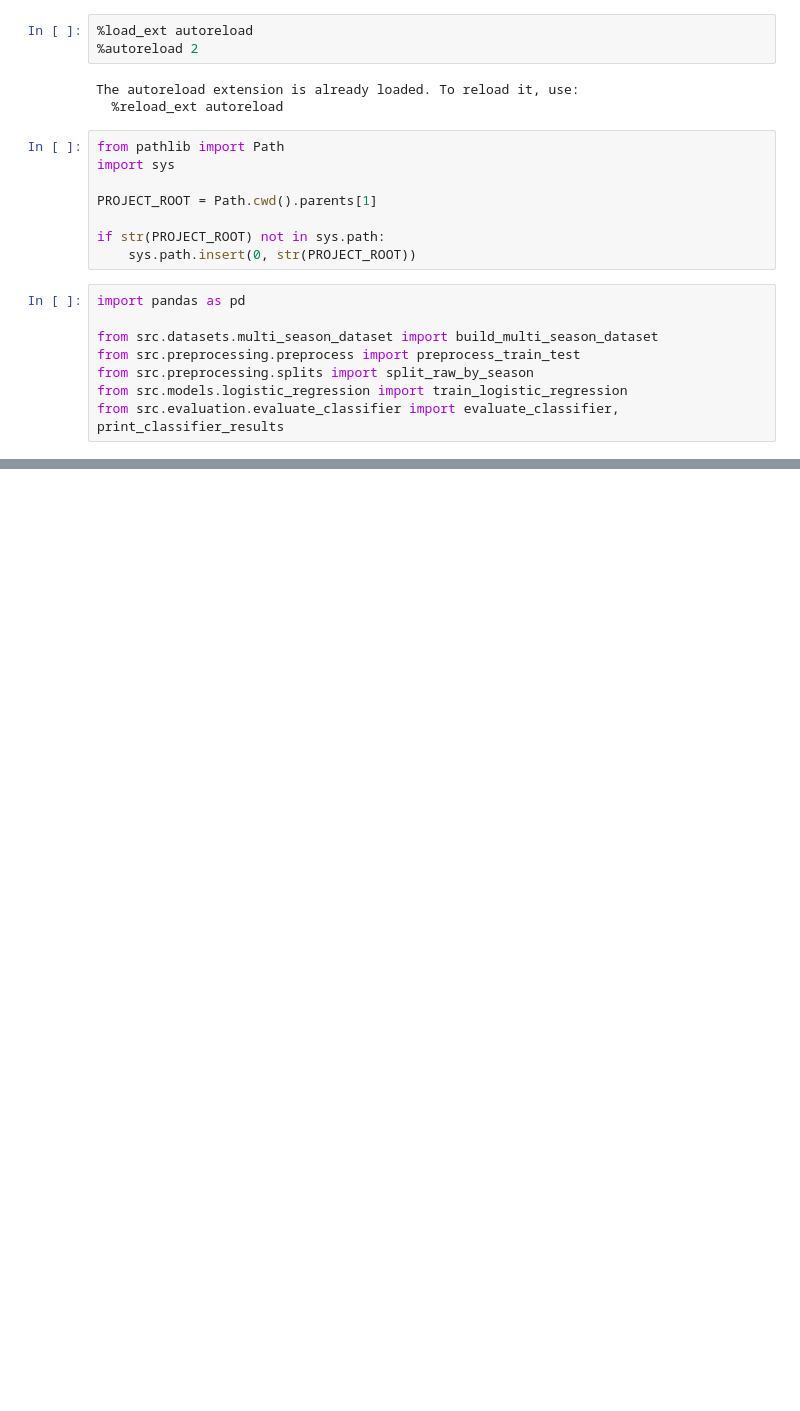
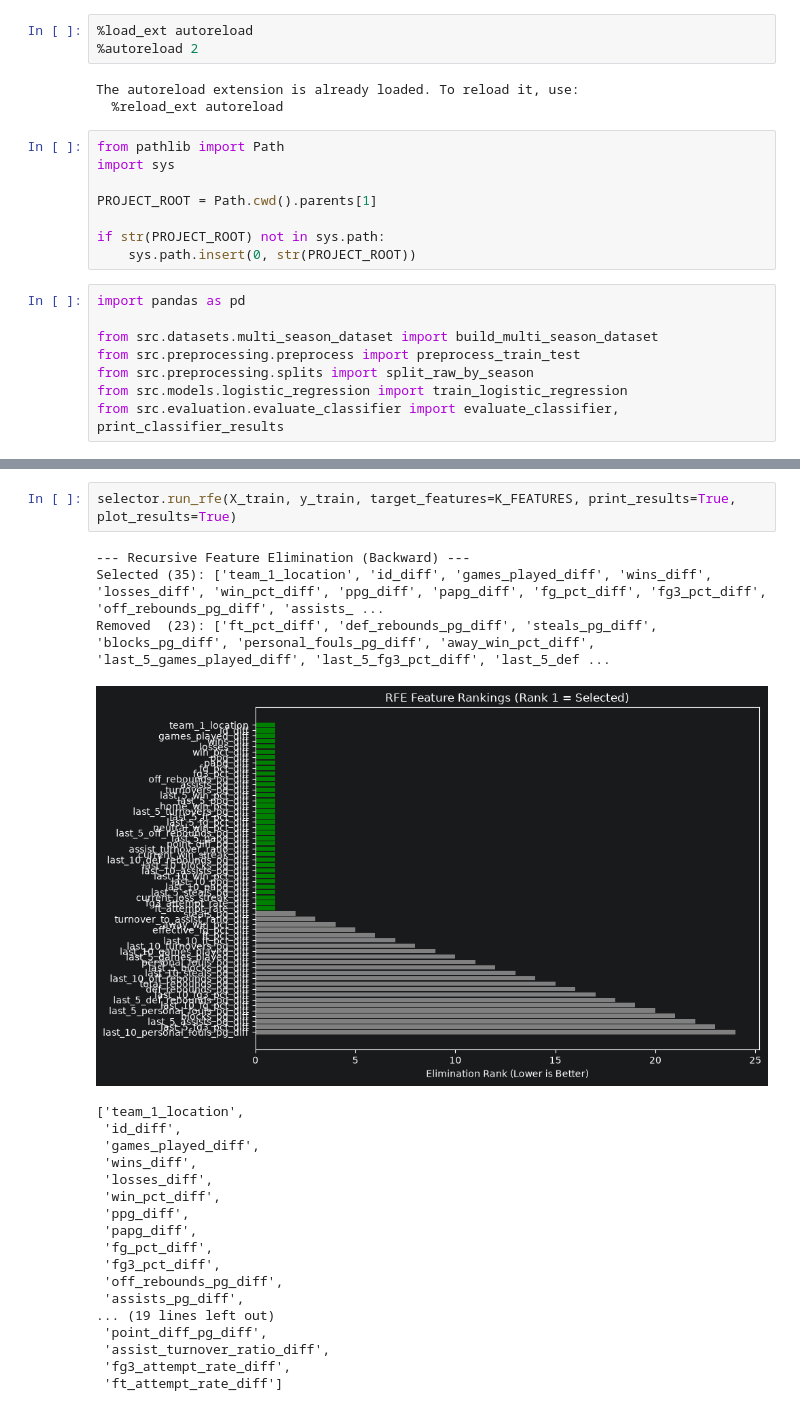
Before and after one commit to ItamarKroitoru/march-not-so-madness, a Jupyter notebook: src/notebooks/ml_v1.ipynb, the cells around one changed output, grey strips where cells are left out. Drawn from its saved outputs; the diff is of its cells as text; blank space fills up the shorter version.

```diff
--- a/src/notebooks/ml_v1.ipynb
+++ b/src/notebooks/ml_v1.ipynb
@@ -70,0 +116,24 @@ Test confusion matrix:
+# %%
+selector.run_rfe(X_train, y_train, target_features=K_FEATURES, print_results=True, plot_results=True)
+# %% [output]
+--- Recursive Feature Elimination (Backward) ---
+Selected (35): ['team_1_location', 'id_diff', 'games_played_diff', 'wins_diff', 'losses_diff', 'win_pct_diff', 'ppg_diff', 'papg_diff', 'fg_pct_diff', 'fg3_pct_diff', 'off_rebounds_pg_diff', 'assists_ ...
+Removed  (23): ['ft_pct_diff', 'def_rebounds_pg_diff', 'steals_pg_diff', 'blocks_pg_diff', 'personal_fouls_pg_diff', 'away_win_pct_diff', 'last_5_games_played_diff', 'last_5_fg3_pct_diff', 'last_5_def ...
+[figure, added]
+['team_1_location',
+ 'id_diff',
+ 'games_played_diff',
+ 'wins_diff',
+ 'losses_diff',
+ 'win_pct_diff',
+ 'ppg_diff',
+ 'papg_diff',
+ 'fg_pct_diff',
+ 'fg3_pct_diff',
+ 'off_rebounds_pg_diff',
+ 'assists_pg_diff',
+... (19 lines left out)
+ 'point_diff_pg_diff',
+ 'assist_turnover_ratio_diff',
+ 'fg3_attempt_rate_diff',
+ 'ft_attempt_rate_diff']
```
Also changed, not shown: parts of 6 cells of this notebook, 7 other files.
